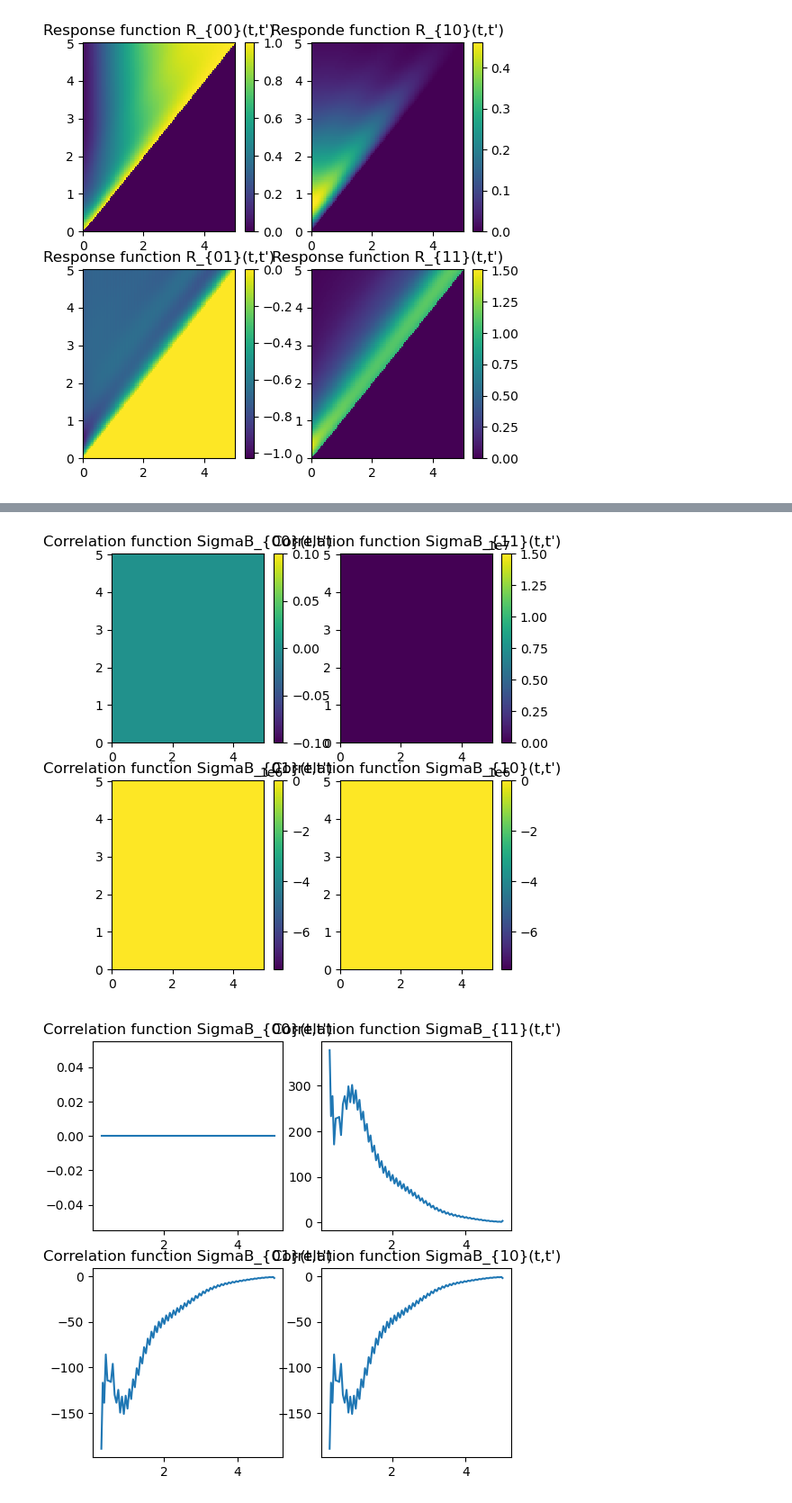
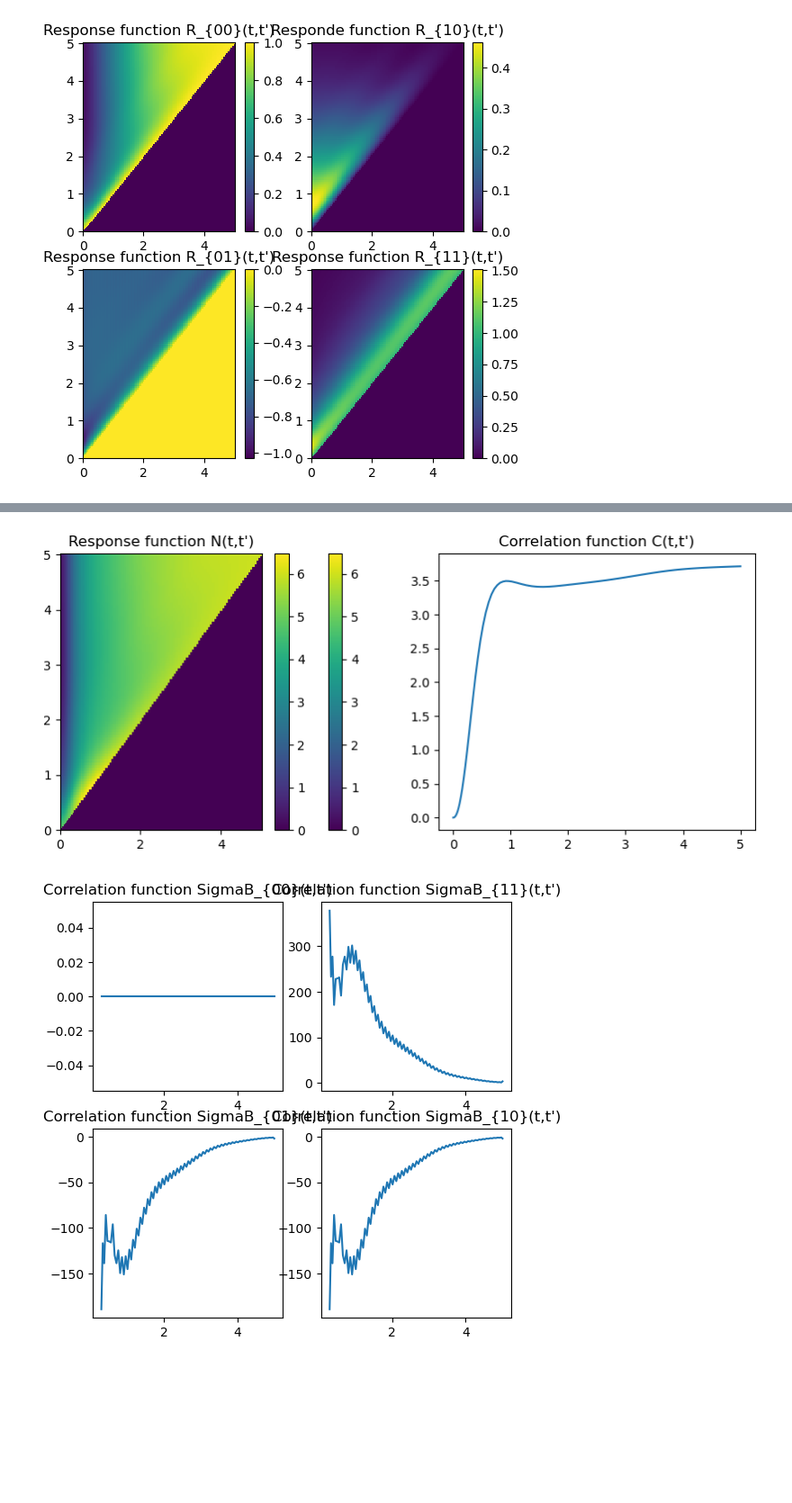
Before and after one commit to btemoshir/Achedmy.jl, a Jupyter notebook: examples/SIR_infection_dynamics.ipynb, the cells around one changed output, grey strips where cells are left out. Shown at 90% size. Cells and saved outputs as stored; diff of their text form; code cells hidden in the pictures; blank space fills up the shorter version.

```diff
--- a/examples/SIR_infection_dynamics.ipynb
+++ b/examples/SIR_infection_dynamics.ipynb
@@ -412,33 +417,21 @@ gcf()
 # %%
-figure(figsize=(6,6))
-subplot(221)
+figure(figsize=(10,4))
+subplot(121)
 #imshow(variables_aaa.R[1,1,:,:])
-pcolor(SOL[1].t,SOL[1].t,VAR[1].Σ_B[1,1,:,:])
-title("Correlation function SigmaB_{00}(t,t')")
+pcolor(SOL[1].t,SOL[1].t,VAR[1].N[1,1,:,:])
+title("Response function N(t,t')")
 colorbar()
 gcf()
 
-subplot(222)
+subplot(122)
 #imshow(variables_aaa.C[1,1,:,:])
-pcolor(SOL[1].t,SOL[1].t,VAR[1].Σ_B[2,2,:,:])
+plot(SOL[1].t,diag(VAR[1].C[1,1,:,:]))
 # pcolor(sol_aaaSBR.t,sol_aaaSBR.t,variables_aaa.C[1,1,:,:])
-title("Correlation function SigmaB_{11}(t,t')")
+title("Correlation function C(t,t')")
 colorbar()
 gcf()
-
-subplot(223)
-pcolor(SOL[1].t,SOL[1].t,VAR[1].Σ_B[1,2,:,:])
-title("Correlation function SigmaB_{01}(t,t')")
-colorbar()
-gcf()
-
-subplot(224)
-pcolor(SOL[1].t,SOL[1].t,VAR[1].Σ_B[2,1,:,:])
-title("Correlation function SigmaB_{10}(t,t')")
-colorbar()
-gcf()
 # %% [output]
-[figure, old version]
+[figure, new version]
 # %%
 figure(figsize=(6,6))
 subplot(221)
```
Also changed, not shown: parts of 14 cells of this notebook, 3 other files.
